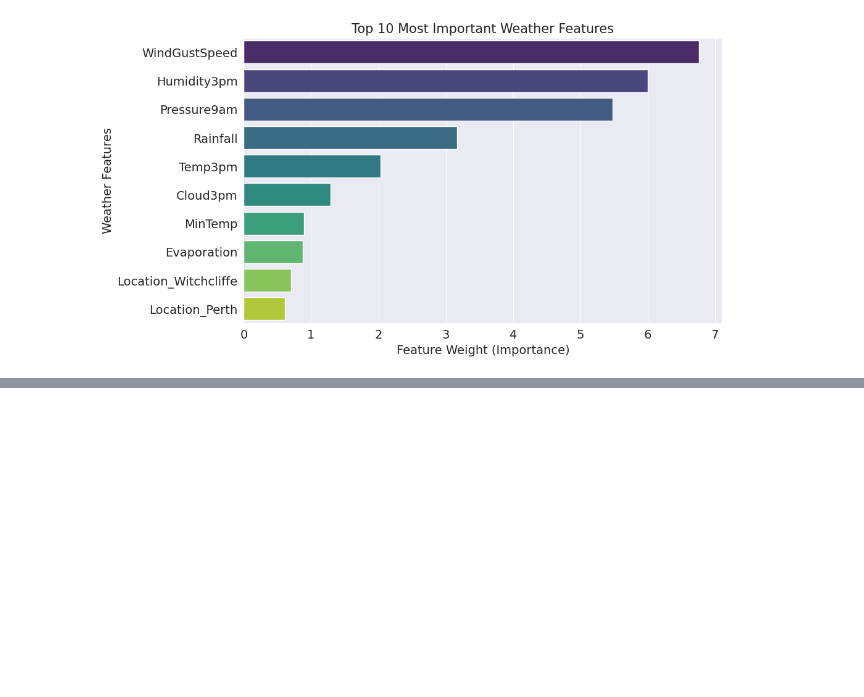
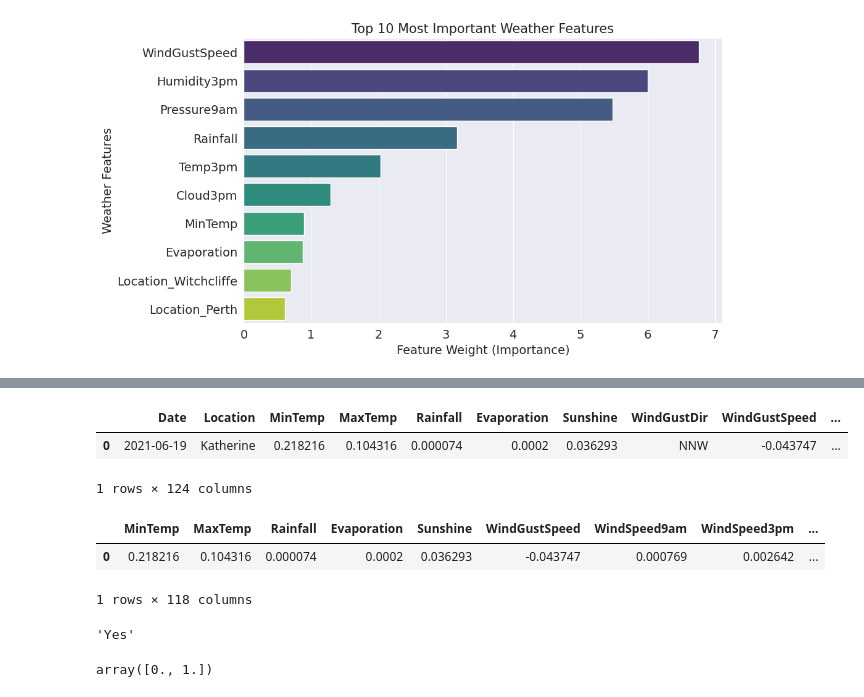
Before and after one commit to JohnUfo/python-and-scikit-tutorial, a Jupyter notebook: Logistic_Regression_with_Scikit_learn.ipynb, the cells around one changed output, grey strips where cells are left out. Cells and saved outputs as stored; diff of their text form; code cells hidden in the pictures; blank space fills up the shorter version.

```diff
--- a/Logistic_Regression_with_Scikit_learn.ipynb
+++ b/Logistic_Regression_with_Scikit_learn.ipynb
@@ -408,0 +496,26 @@ plt.show()
+# %%
+new_input_df[numeric_cols] = imputer.transform(new_input_df[numeric_cols])
+new_input_df[numeric_cols] = scaler.transform(new_input_df[numeric_cols])
+new_input_df[encoded_cols] = encoder.transform(new_input_df[categorical_cols])
+new_input_df
+# %% [output]
+|  | Date | Location | MinTemp | MaxTemp | Rainfall | Evaporation | Sunshine | WindGustDir | WindGustSpeed | ... |
+| 0 | 2021-06-19 | Katherine | 0.218216 | 0.104316 | 0.000074 | 0.0002 | 0.036293 | NNW | -0.043747 | ... |
+1 rows × 124 columns
+# %%
+X_new_input = new_input_df[numeric_cols + encoded_cols]
+X_new_input
+# %% [output]
+|  | MinTemp | MaxTemp | Rainfall | Evaporation | Sunshine | WindGustSpeed | WindSpeed9am | WindSpeed3pm | ... |
+| 0 | 0.218216 | 0.104316 | 0.000074 | 0.0002 | 0.036293 | -0.043747 | 0.000769 | 0.002642 | ... |
+1 rows × 118 columns
+# %%
+prediction = model.predict(X_new_input)[0]
+prediction
+# %% [output]
+'Yes'
+# %%
+prob = model.predict_proba(X_new_input)[0]
+prob
+# %% [output]
+array([0., 1.])
```
Also changed, not shown: parts of 21 cells of this notebook.
